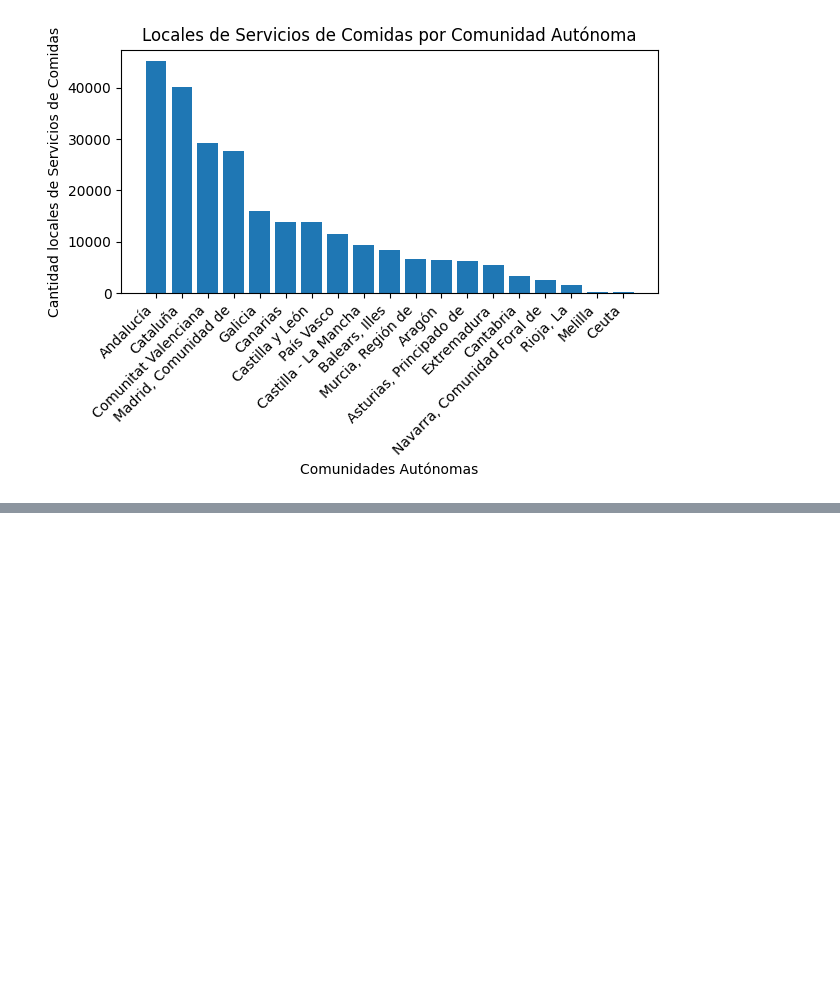
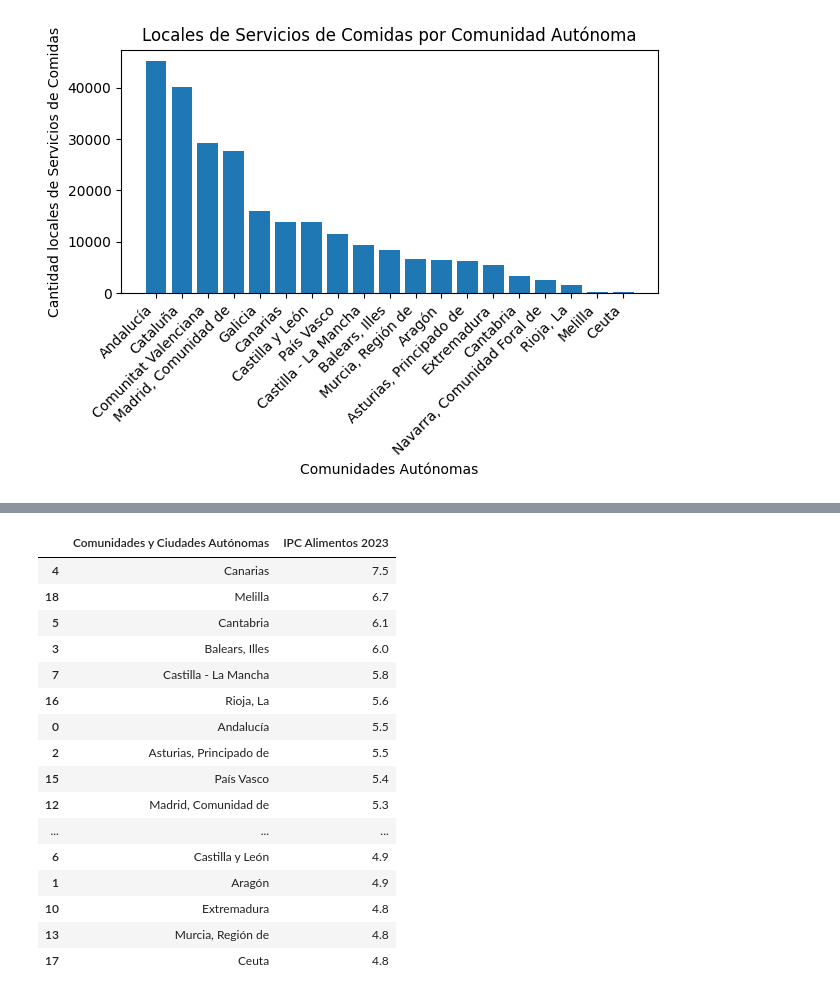
Before and after one commit to miguelrm81/EDA, a Jupyter notebook: limpieza_y_graficos2.ipynb, the cells around one changed output, grey strips where cells are left out. Cells and saved outputs as stored; diff of their text form; code cells hidden in the pictures; blank space fills up the shorter version.

```diff
--- a/limpieza_y_graficos2.ipynb
+++ b/limpieza_y_graficos2.ipynb
@@ -283,0 +348,20 @@ plt.show()
+# %%
+df_12_filtro
+# %% [output]
+|  | Comunidades y Ciudades Autónomas | IPC Alimentos 2023 |
+| 4 | Canarias | 7.5 |
+| 18 | Melilla | 6.7 |
+| 5 | Cantabria | 6.1 |
+| 3 | Balears, Illes | 6.0 |
+| 7 | Castilla - La Mancha | 5.8 |
+| 16 | Rioja, La | 5.6 |
+| 0 | Andalucía | 5.5 |
+| 2 | Asturias, Principado de | 5.5 |
+| 15 | País Vasco | 5.4 |
+| 12 | Madrid, Comunidad de | 5.3 |
+| ... | ... | ... |
+| 6 | Castilla y León | 4.9 |
+| 1 | Aragón | 4.9 |
+| 10 | Extremadura | 4.8 |
+| 13 | Murcia, Región de | 4.8 |
+| 17 | Ceuta | 4.8 |
```
Also changed, not shown: parts of 10 cells of this notebook, 9 other files.
